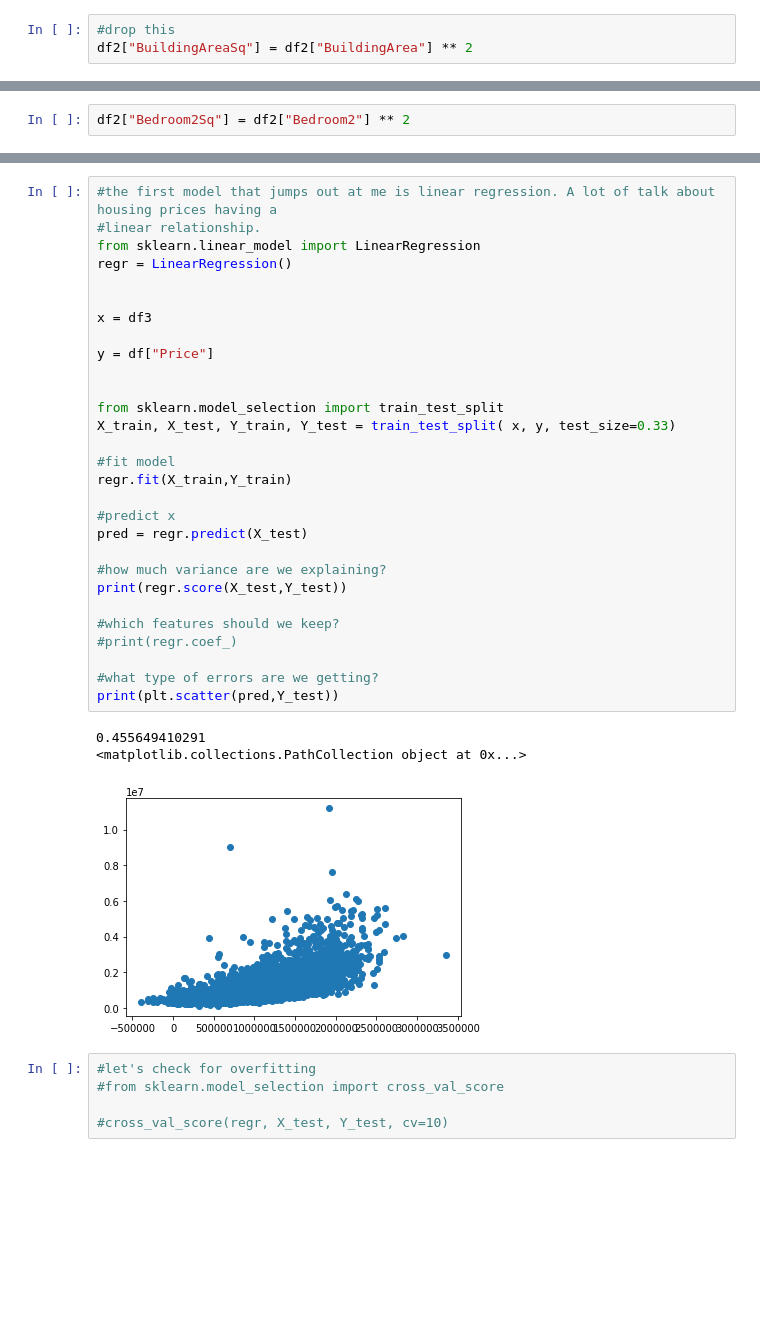
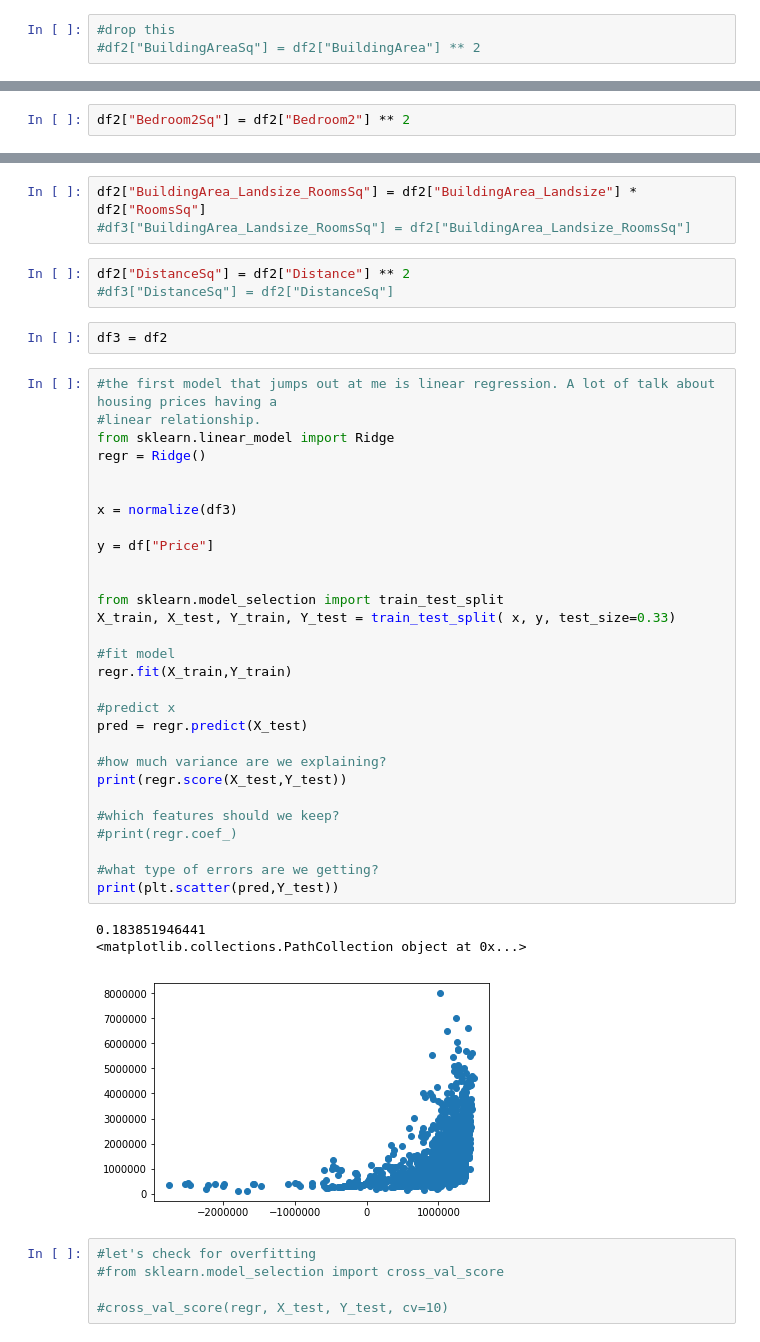
Before and after one commit to OckhamsRazor15/New-Thinkful-DS-Projects, a Jupyter notebook: Unit 3. Deeper into Supervised Learning/Housing Prices.ipynb, the cells around one changed output, grey strips where cells are left out. Saved outputs shown, nothing was run; the diff lists cells and outputs as text; blank space fills up the shorter version.

```diff
--- a/Unit 3. Deeper into Supervised Learning/Housing Prices.ipynb
+++ b/Unit 3. Deeper into Supervised Learning/Housing Prices.ipynb
@@ -103,7 +97,7 @@ df2["Rooms_Landsize"] = df2["Rooms"] ** df2["Landsize"]
 df2= df2.drop("Rooms_Landsize", 1)
 # %%
 #drop this
-df2["BuildingAreaSq"] = df2["BuildingArea"] ** 2
+#df2["BuildingAreaSq"] = df2["BuildingArea"] ** 2
 # %%
 df2["BuildingArea_Landsize"] = df2["BuildingArea"] * df2["Landsize"]
 # %%
@@ -122,36 +105,44 @@ Index(['Rooms', 'Distance', 'Postcode', 'Bedroom2', 'Bathroom', 'Car',
+# %%
+df2["BuildingArea_Landsize_RoomsSq"] = df2["BuildingArea_Landsize"] * df2["RoomsSq"]
+#df3["BuildingArea_Landsize_RoomsSq"] = df2["BuildingArea_Landsize_RoomsSq"]
+# %%
+df2["DistanceSq"] = df2["Distance"] ** 2
+#df3["DistanceSq"] = df2["DistanceSq"]
+# %%
+df3 = df2
 # %%
 #the first model that jumps out at me is linear regression. A lot of talk about housing prices having a
 #linear relationship.
-from sklearn.linear_model import LinearRegression
-regr = LinearRegression()
+from sklearn.linear_model import Ridge
+regr = Ridge()
 
 
-x = df3
+x = normalize(df3)
 
 y = df["Price"]
 
 
 from sklearn.model_selection import train_test_split
 X_train, X_test, Y_train, Y_test = train_test_split( x, y, test_size=0.33)
 
 #fit model
 regr.fit(X_train,Y_train)
 
 #predict x
 pred = regr.predict(X_test)
 
 #how much variance are we explaining?
 print(regr.score(X_test,Y_test))
 
 #which features should we keep?
 #print(regr.coef_)
 
 #what type of errors are we getting?
 print(plt.scatter(pred,Y_test))
 # %% [output]
-0.455649410291
+0.183851946441
 <matplotlib.collections.PathCollection object at 0x...>
-[figure, old version]
+[figure, new version]
 # %%
 #let's check for overfitting
 #from sklearn.model_selection import cross_val_score
```
Also changed, not shown: parts of 20 cells of this notebook.
